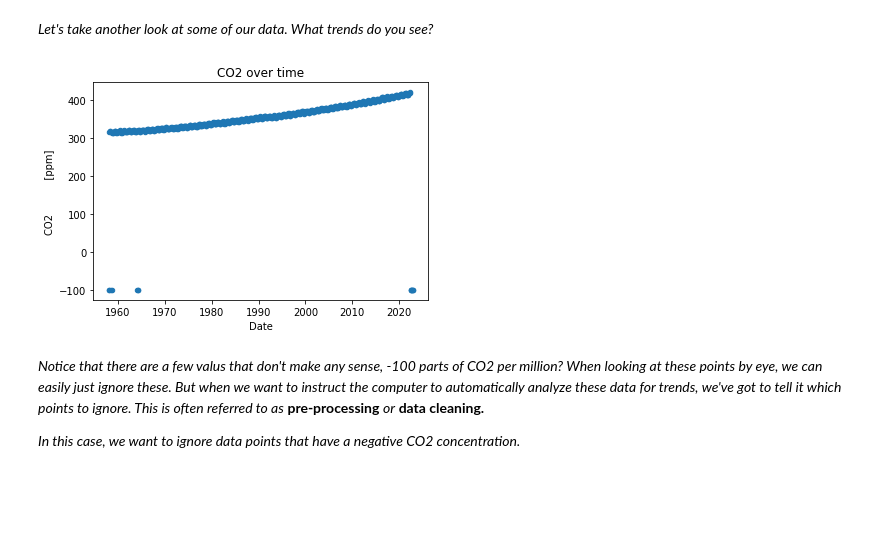
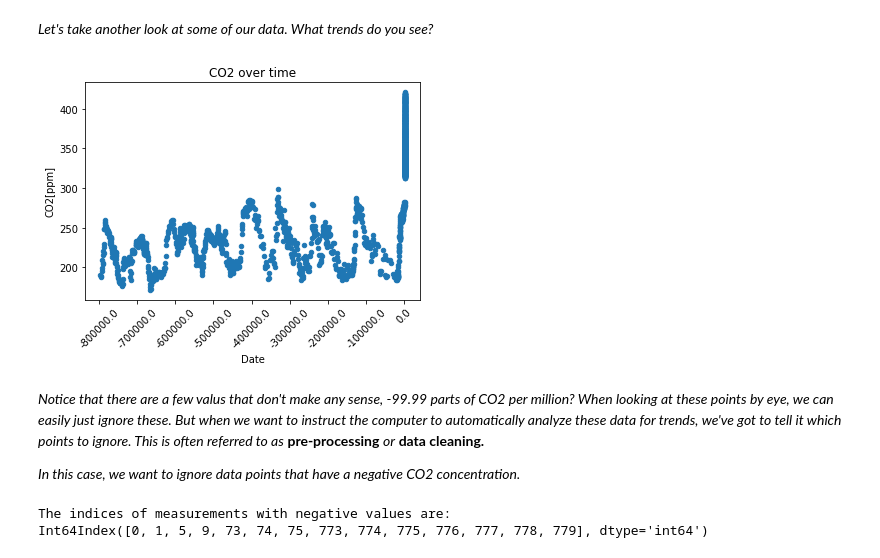
Before and after one commit to eileenrmartin/introClimateDataSci, a Jupyter notebook: intermediate_climate_data_analysis.ipynb, the cells around one changed output. Cells and saved outputs as stored; diff of their text form; code cells hidden in the pictures; blank space fills up the shorter version.

```diff
--- a/intermediate_climate_data_analysis.ipynb
+++ b/intermediate_climate_data_analysis.ipynb
@@ -66,2 +65,7 @@ monthly_in_situ_co2 100%[===================>]  76.08K   397KB/s    in 0.2s
 # %% [markdown]
 *Read the files you downloaded and store the data in Pandas data frames. One is a text (txt) file and the other is a comma-separated-value (csv) file, so they use different methods to read.*
+# %%
+# First, read in the txt file
+txtFilename = 'edc-co2-2008.txt'
+olderData = pd.read_csv(txtFilename, skiprows=773, delimiter=r'\s+')
+print(olderData)
@@ -68,12 +87,12 @@ monthly_in_situ_co2 100%[===================>]  76.08K   397KB/s    in 0.2s
 # %%
-
-
+# Now, read in the csv file
 csvFilename = 'monthly_in_situ_co2_mlo.csv'
 headersRaw = pd.read_csv(csvFilename, skiprows=54, nrows=3, header=None)   # read the headers, with long ones on multiple lines
 headers = headersRaw.sum(axis=0)    # add (append) the text for each header that's split across rows
+headersClean = [thisHdr.replace(" ","") for thisHdr in list(headers)] # replace spaces with nothing
+# print the headers to see what attributes are measured
 print("The "+str(headers.size)+" headers are: \n")
-print(headers)
-headersClean = [thisHdr.strip() for thisHdr in list(headers)]
+print(headersClean)
 recentData = pd.read_csv(csvFilename, skiprows=57, names=headersClean)   # read the actual data values
 print("The number of (measurement times, attributes) in these data is: "+str(recentData.shape))
 # %% [output]
@@ -93,0 +119,5 @@ The number of (measurement times, attributes) in these data is: (780, 10)
+# %%
+present = 1950
+olderData['Date'] = present - olderData['Age(yrBP)']
+print("New olderData is: \n")
+print(olderData)
@@ -93,0 +143,5 @@ The number of (measurement times, attributes) in these data is: (780, 10)
+# %%
+olderData.rename(columns={'CO2(ppmv)': 'CO2[ppm]'}, inplace=True)
+DateAndCO2 = ['Date', 'CO2[ppm]']
+data = pd.concat([olderData[DateAndCO2],recentData[DateAndCO2]])
+print(data)
@@ -94,12 +163,22 @@ The number of (measurement times, attributes) in these data is: (780, 10)
 # %% [markdown]
 *Let's take another look at some of our data. What trends do you see?*
 # %%
-ax = recentData.plot.scatter(x='Date',y='CO2           [ppm]')
+ax = data.plot.scatter(x='Date',y='CO2[ppm]')
 ax.set_title("CO2 over time")
+ax.set_xticklabels(ax.get_xticks(), rotation = 45)
 plt.show()
 # %% [output]
-[figure, old version]
+[figure, new version]
 # %% [markdown]
-*Notice that there are a few valus that don't make any sense, -100 parts of CO2 per million? When looking at these points by eye, we can easily just ignore these. But when we want to instruct the computer to automatically analyze these data for trends, we've got to tell it which points to ignore. This is often referred to as* **pre-processing** *or* **data cleaning.**
+*Notice that there are a few valus that don't make any sense, -99.99 parts of CO2 per million? When looking at these points by eye, we can easily just ignore these. But when we want to instruct the computer to automatically analyze these data for trends, we've got to tell it which points to ignore. This is often referred to as* **pre-processing** *or* **data cleaning.**
 
 *In this case, we want to ignore data points that have a negative CO2 concentration.*
+# %%
+# first, find the indices of which CO2[ppm] data were junk (negative) values
+whereNegative = data[data['CO2[ppm]'] < 0].index # grabs the index of each negative CO2 reading in the data frame
+print("The indices of measurements with negative values are: \n"+str(whereNegative))
+# now drop those entries from the data frame
+data.drop(whereNegative, inplace=True)
+# %% [output]
+The indices of measurements with negative values are:
+Int64Index([0, 1, 5, 9, 73, 74, 75, 773, 774, 775, 776, 777, 778, 779], dtype='int64')
```
Also changed, not shown: parts of 32 cells of this notebook.
